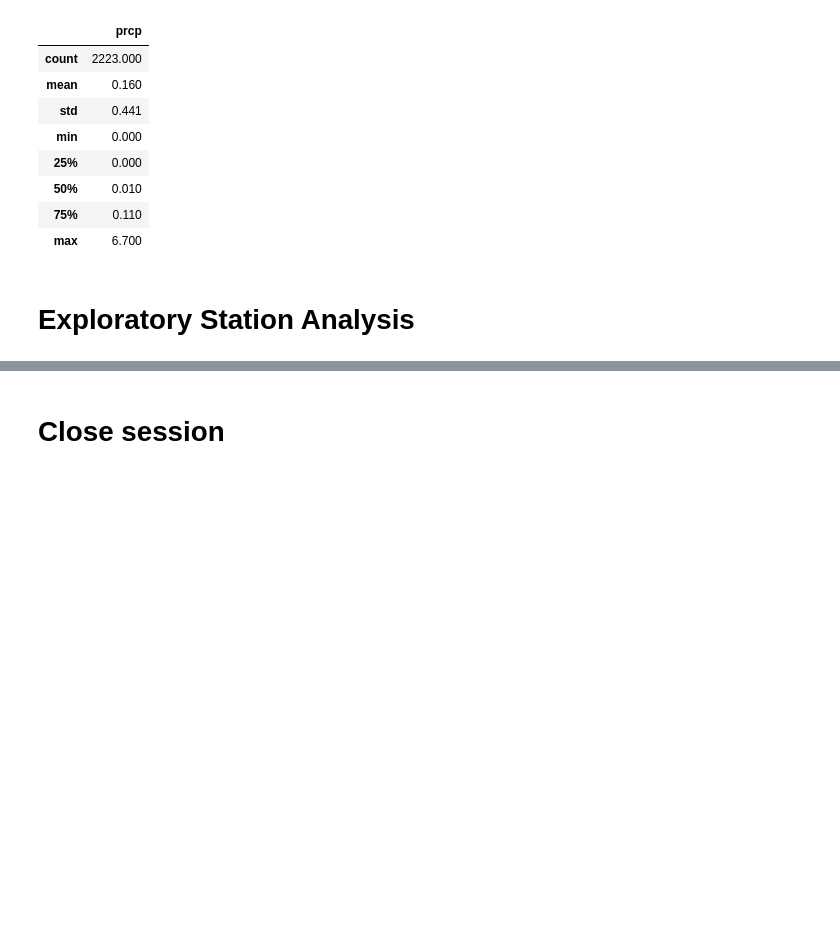
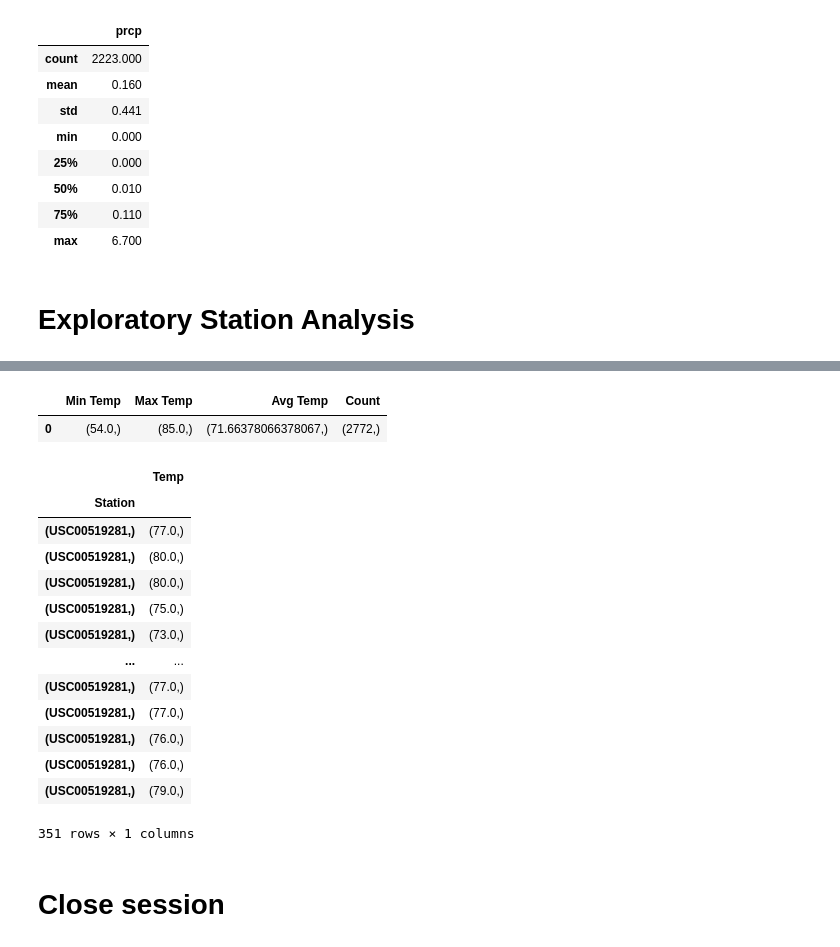
Before and after one commit to FreddyRangelA/sqlalchemy-challenge, a Jupyter notebook: Storage-and-Retrieval_climate_starter.ipynb, the cells around one changed output, grey strips where cells are left out. Drawn from its saved outputs; the diff is of its cells as text; code cells hidden in the pictures; blank space fills up the shorter version.

```diff
--- a/Storage-and-Retrieval_climate_starter.ipynb
+++ b/Storage-and-Retrieval_climate_starter.ipynb
@@ -140,3 +142,6 @@ NameError: name 'Measurment' is not defined
 # %%
 # Design a query to find the most active stations (i.e. what stations have the most rows?)
 # List the stations and the counts in descending order.
+active_station_qy=session.query(Measurement.station, func.count(Measurement.station)).\
+                group_by(Measurement.station).order_by(func.count(Measurement.station).desc()).all()
+active_station_qy
@@ -145,6 +158,45 @@ NameError: name 'Measurment' is not defined
+# %%
+# Using the most active station id from the previous query, calculate the lowest, highest, and average temperature.
+most_active_station=active_station_qy[0][0]
+most_active_station
+
+active_station_min_qy=session.query(func.min(Measurement.tobs)).filter(Measurement.station==most_active_station).all()
+active_station_max_qy= session.query(func.max(Measurement.tobs)).filter(Measurement.station==most_active_station).all()
+active_station_max_avg = session.query(func.avg(Measurement.tobs)).filter(Measurement.station==most_active_station).all()
+active_station_max_count =session.query(func.count(Measurement.tobs)).filter(Measurement.station==most_active_station).all()
+most_active_df=pd.DataFrame({'Min Temp':active_station_min_qy,
+                            'Max Temp':active_station_max_qy,
+                            'Avg Temp':active_station_max_avg,
+                            'Count':active_station_max_count})
+most_active_df
+# %% [output]
+|  | Min Temp | Max Temp | Avg Temp | Count |
+| 0 | (54.0,) | (85.0,) | (71.66378066378067,) | (2772,) |
 # %%
 # Using the most active station id
 # Query the last 12 months of temperature observation data for this station and plot the results as a histogram
+most_active_station
+observation_temp=session.query(Measurement.tobs).filter(Measurement.station==most_active_station).filter(Measurement.date>=oneYearFromDate).all()
+observation_date=session.query(Measurement.date).filter(Measurement.station==most_active_station).filter(Measurement.date>=oneYearFromDate).all()
+observation_station=session.query(Measurement.station).filter(Measurement.station==most_active_station).filter(Measurement.date>=oneYearFromDate).all()
+temp_observation_df=pd.DataFrame({'Station':observation_station,
+                                 'Temp':observation_temp})
+temp_observation_df.set_index('Station', setinplace=True)
+# %% [output]
+|  | Temp |
+| Station |  |
+| (USC00519281,) | (77.0,) |
+| (USC00519281,) | (80.0,) |
+| (USC00519281,) | (80.0,) |
+| (USC00519281,) | (75.0,) |
+| (USC00519281,) | (73.0,) |
+| ... | ... |
+| (USC00519281,) | (77.0,) |
+| (USC00519281,) | (77.0,) |
+| (USC00519281,) | (76.0,) |
+| (USC00519281,) | (76.0,) |
+| (USC00519281,) | (79.0,) |
+351 rows × 1 columns
 # %% [markdown]
 # Close session
 # %%
```
Also changed, not shown: parts of 5 cells of this notebook.
